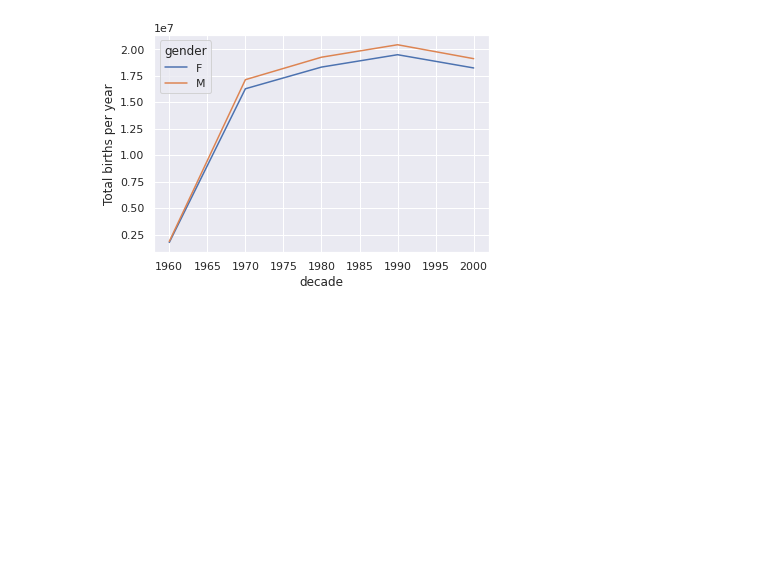
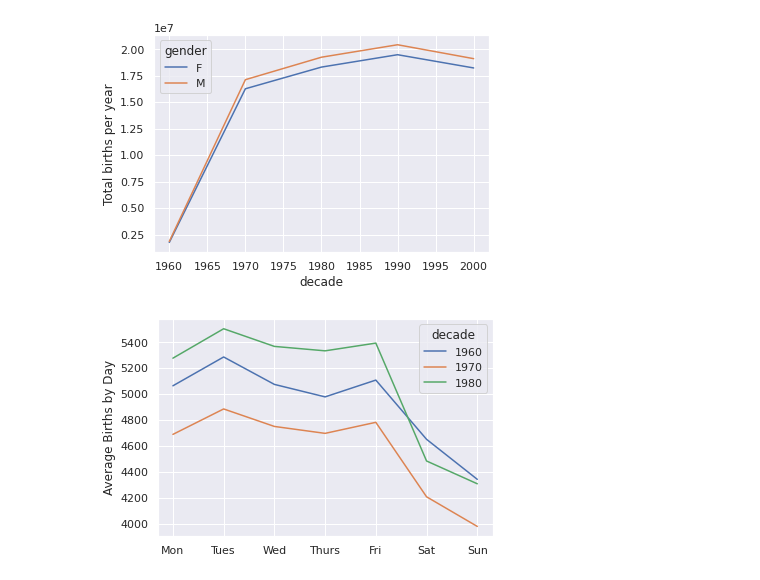
Before and after one commit to jk10s/Birth-Rate-Analysis, a Jupyter notebook: births.ipynb, the cells around one changed output. Cells and saved outputs as stored; diff of their text form; code cells hidden in the pictures; blank space fills up the shorter version.

```diff
--- a/births.ipynb
+++ b/births.ipynb
@@ -36,0 +44,14 @@ plt.show()
+# %%
+births = births.query('(births > @mean - 5 * @sigma) & (births < @mean + 5 * @sigma)')
+births.index = pd.to_datetime(10000 * births.year + 100 * births.month + births.day,
+                              format='%Y%m%d')
+births['day of week'] = births.index.dayofweek
+# %%
+births_day = births.pivot_table('births', index='day of week',
+                                columns='decade', aggfunc='mean')
+births_day.index = ['Mon', 'Tues', 'Wed', 'Thurs', 'Fri', 'Sat', 'Sun']
+births_day.plot()
+plt.ylabel("Average Births by Day")
+plt.show()
+# %% [output]
+[figure, added]
```
Also changed, not shown: parts of 3 cells of this notebook.
